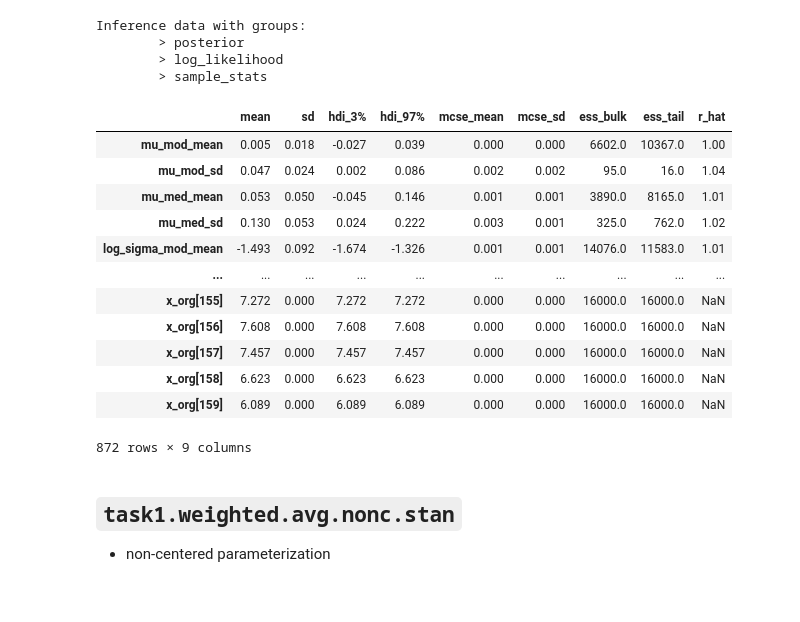
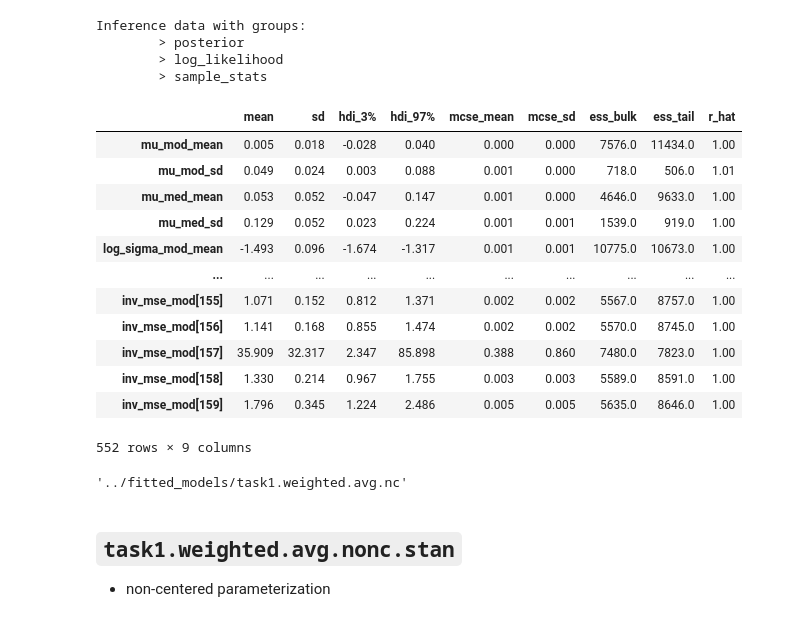
Before and after one commit to mika-long/vis-decode-analysis, a Jupyter notebook: analysis/pymc_files/task1.ipynb, the cells around one changed output. Drawn from its saved outputs; the diff is of its cells as text; code cells hidden in the pictures.

```diff
--- a/analysis/pymc_files/task1.ipynb
+++ b/analysis/pymc_files/task1.ipynb
@@ -66,9 +70,9 @@ fit1 = task1_model.sample(
     data = stan_data,
     chains=4,
     parallel_chains=4,
-    iter_warmup=2000,
+    iter_warmup=4000,
     iter_sampling=4000,
     adapt_delta=0.99,
-    show_console=False,
+    show_console=True,
 )
 # %% [output]
@@ -114,21 +189,27 @@ Inference data with groups:
 # %%
 # we could try to plot things ...?
 
-az.summary(task1_idata)
+az.summary(task1_idata, filter_vars='regex', var_names=["~x\_org", "~y\_rep"])
 # %% [output]
 |  | mean | sd | hdi_3% | hdi_97% | mcse_mean | mcse_sd | ess_bulk | ess_tail | r_hat |
-| mu_mod_mean | 0.005 | 0.018 | -0.027 | 0.039 | 0.000 | 0.000 | 6602.0 | 10367.0 | 1.00 |
-| mu_mod_sd | 0.047 | 0.024 | 0.002 | 0.086 | 0.002 | 0.002 | 95.0 | 16.0 | 1.04 |
-| mu_med_mean | 0.053 | 0.050 | -0.045 | 0.146 | 0.001 | 0.001 | 3890.0 | 8165.0 | 1.01 |
-| mu_med_sd | 0.130 | 0.053 | 0.024 | 0.222 | 0.003 | 0.001 | 325.0 | 762.0 | 1.02 |
-| log_sigma_mod_mean | -1.493 | 0.092 | -1.674 | -1.326 | 0.001 | 0.001 | 14076.0 | 11583.0 | 1.01 |
+| mu_mod_mean | 0.005 | 0.018 | -0.028 | 0.040 | 0.000 | 0.000 | 7576.0 | 11434.0 | 1.00 |
+| mu_mod_sd | 0.049 | 0.024 | 0.003 | 0.088 | 0.001 | 0.000 | 718.0 | 506.0 | 1.01 |
+| mu_med_mean | 0.053 | 0.052 | -0.047 | 0.147 | 0.001 | 0.000 | 4646.0 | 9633.0 | 1.00 |
+| mu_med_sd | 0.129 | 0.052 | 0.023 | 0.224 | 0.001 | 0.001 | 1539.0 | 919.0 | 1.00 |
+| log_sigma_mod_mean | -1.493 | 0.096 | -1.674 | -1.317 | 0.001 | 0.001 | 10775.0 | 10673.0 | 1.00 |
 | ... | ... | ... | ... | ... | ... | ... | ... | ... | ... |
-| x_org[155] | 7.272 | 0.000 | 7.272 | 7.272 | 0.000 | 0.000 | 16000.0 | 16000.0 | NaN |
-| x_org[156] | 7.608 | 0.000 | 7.608 | 7.608 | 0.000 | 0.000 | 16000.0 | 16000.0 | NaN |
-| x_org[157] | 7.457 | 0.000 | 7.457 | 7.457 | 0.000 | 0.000 | 16000.0 | 16000.0 | NaN |
-| x_org[158] | 6.623 | 0.000 | 6.623 | 6.623 | 0.000 | 0.000 | 16000.0 | 16000.0 | NaN |
-| x_org[159] | 6.089 | 0.000 | 6.089 | 6.089 | 0.000 | 0.000 | 16000.0 | 16000.0 | NaN |
+| inv_mse_mod[155] | 1.071 | 0.152 | 0.812 | 1.371 | 0.002 | 0.002 | 5567.0 | 8757.0 | 1.00 |
+| inv_mse_mod[156] | 1.141 | 0.168 | 0.855 | 1.474 | 0.002 | 0.002 | 5570.0 | 8745.0 | 1.00 |
+| inv_mse_mod[157] | 35.909 | 32.317 | 2.347 | 85.898 | 0.388 | 0.860 | 7480.0 | 7823.0 | 1.00 |
+| inv_mse_mod[158] | 1.330 | 0.214 | 0.967 | 1.755 | 0.003 | 0.003 | 5589.0 | 8591.0 | 1.00 |
+| inv_mse_mod[159] | 1.796 | 0.345 | 1.224 | 2.486 | 0.005 | 0.005 | 5635.0 | 8646.0 | 1.00 |
-872 rows × 9 columns
+552 rows × 9 columns
+# %%
+# save inference data
+
+task1_idata.to_netcdf("../fitted_models/task1.weighted.avg.nc")
+# %% [output]
+'../fitted_models/task1.weighted.avg.nc'
 # %% [markdown]
 ## `task1.weighted.avg.nonc.stan`
 
```
Also changed, not shown: parts of 14 cells of this notebook.
